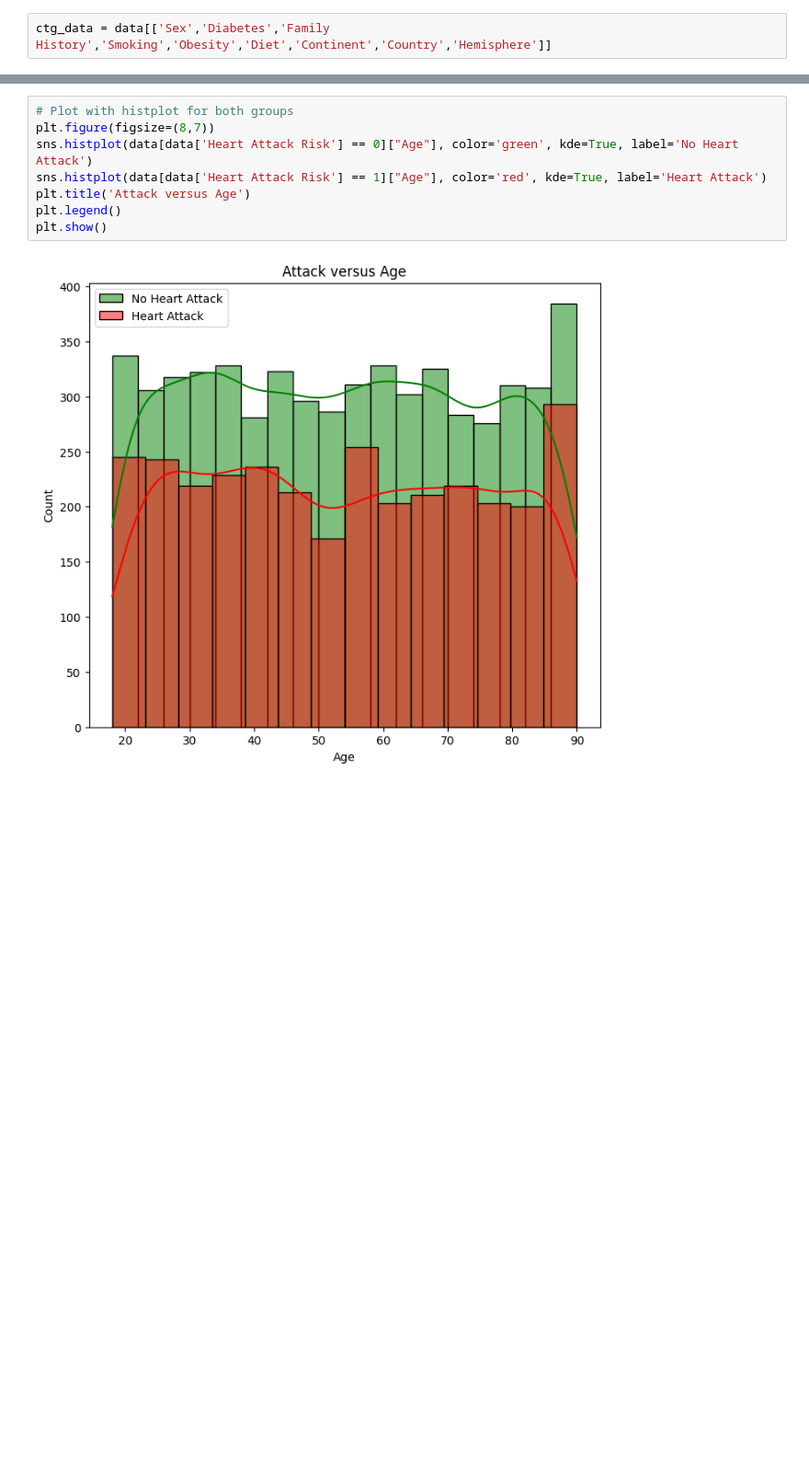
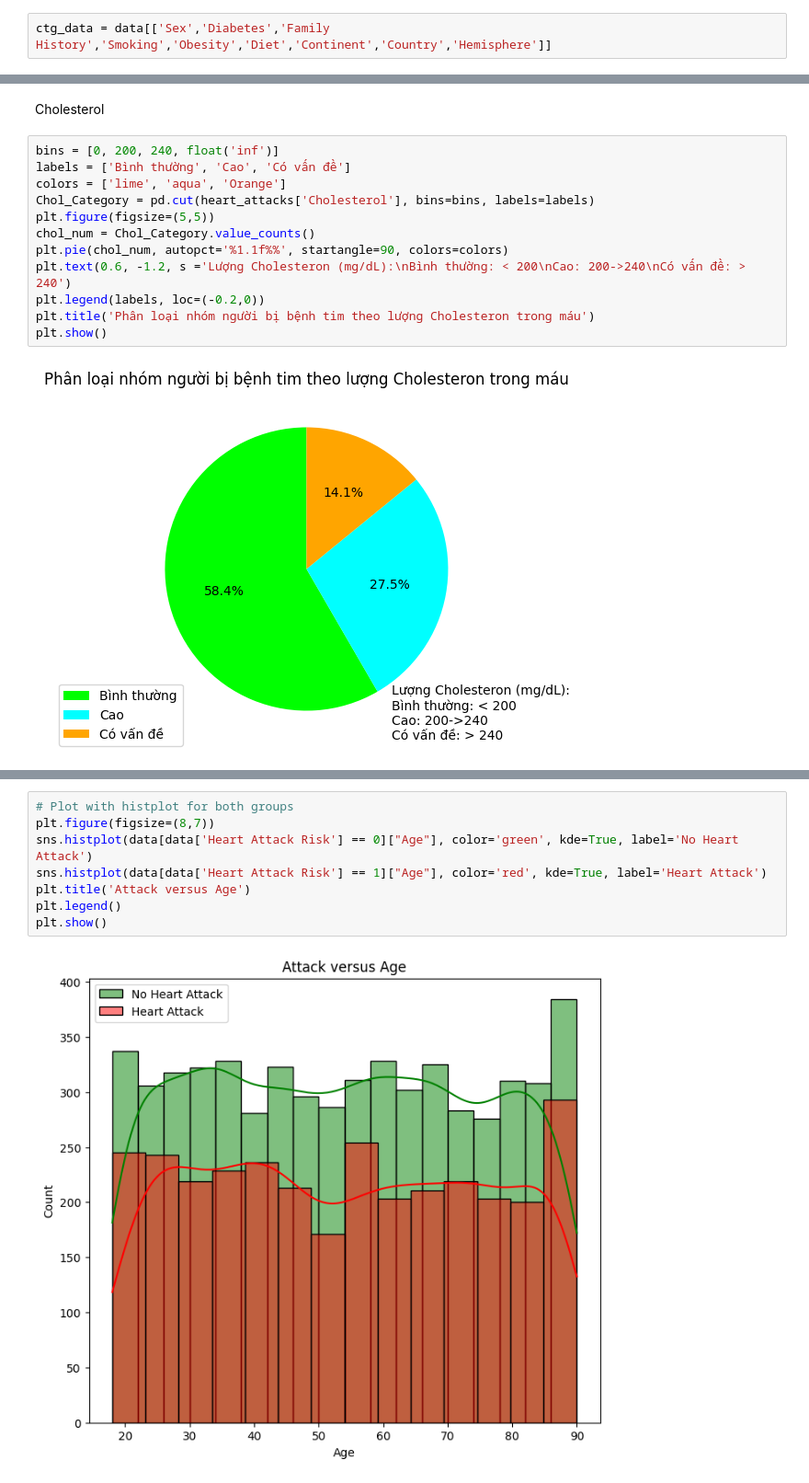
Before and after one commit to thangtrandoan/DataProcessing-Project, a Jupyter notebook: test.ipynb, the cells around one changed output, grey strips where cells are left out. Shown at 92% size. Drawn from its saved outputs; the diff is of its cells as text; blank space fills up the shorter version.

```diff
--- a/test.ipynb
+++ b/test.ipynb
@@ -339,0 +376,16 @@ ctg_data = data[['Sex','Diabetes','Family History','Smoking','Obesity','Diet','C
+# %% [markdown]
+Cholesterol
+# %%
+bins = [0, 200, 240, float('inf')]
+labels = ['Bình thường', 'Cao', 'Có vấn đề']
+colors = ['lime', 'aqua', 'Orange']
+Chol_Category = pd.cut(heart_attacks['Cholesterol'], bins=bins, labels=labels)
+plt.figure(figsize=(5,5))
+chol_num = Chol_Category.value_counts()
+plt.pie(chol_num, autopct='%1.1f%%', startangle=90, colors=colors)
+plt.text(0.6, -1.2, s ='Lượng Cholesteron (mg/dL):\nBình thường: < 200\nCao: 200->240\nCó vấn đề: > 240')
+plt.legend(labels, loc=(-0.2,0))
+plt.title('Phân loại nhóm người bị bệnh tim theo lượng Cholesteron trong máu')
+plt.show()
+# %% [output]
+[figure, added]
```
Also changed, not shown: parts of 17 cells of this notebook.
